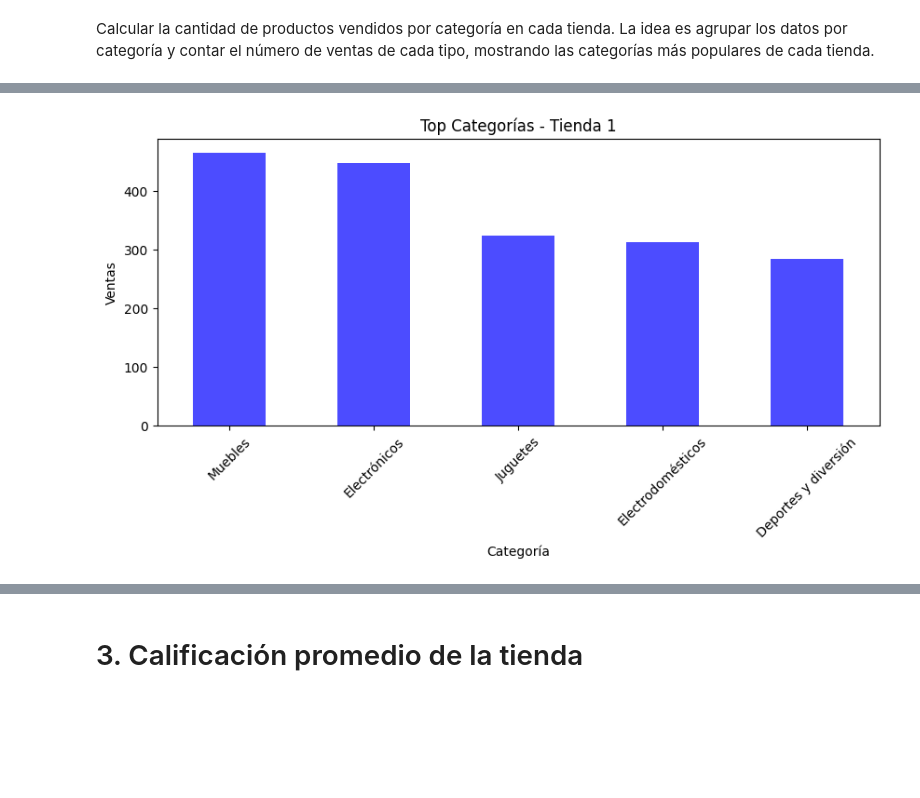
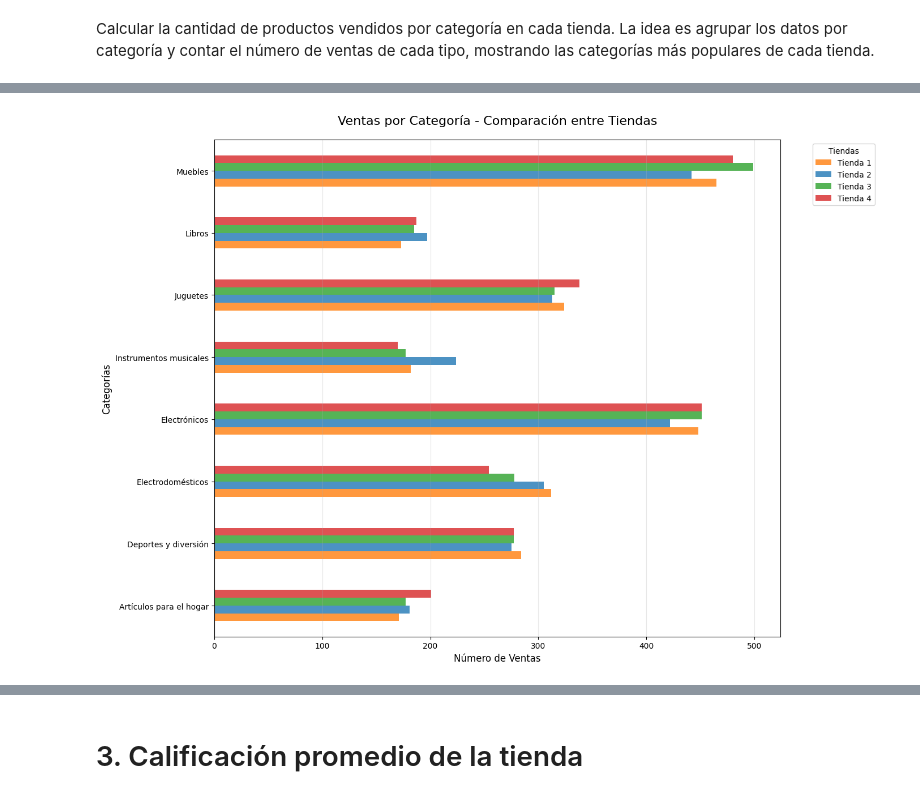
Before and after one commit to jimenaCastro73/challenge-alura-store, a Jupyter notebook: AluraStoreLatam.ipynb, the cells around one changed output, grey strips where cells are left out. Drawn from its saved outputs; the diff is of its cells as text; code cells hidden in the pictures; blank space fills up the shorter version.

```diff
--- a/AluraStoreLatam.ipynb
+++ b/AluraStoreLatam.ipynb
@@ -122,12 +134,10 @@ def analizar_ventas_por_categoria(tiendas_dict):
     """
     Analiza ventas por categoría para cada tienda y muestra:
     - Reporte individual por tienda
-    - Gráficos individuales
+    - Gráfico comparativo por categorías
     - Reporte consolidado
-    - Gráfico consolidado
+    """
 
-    tiendas_dict (dict): Diccionario {nombre_tienda: dataframe}
-    """
     resultados = {}
 
     print("\n" + "="*50)
@@ -136,61 +146,64 @@ def analizar_ventas_por_categoria(tiendas_dict):
 
     # 1. Procesar cada tienda individualmente
     for nombre_tienda, df in tiendas_dict.items():
-        # Usando value_counts() como en tus ejemplos de clase
         ventas_por_cat = df['Categoría del Producto'].value_counts()
-
-        # Almacenar resultados
         resultados[nombre_tienda] = ventas_por_cat
 
-        # Mostrar reporte individual (como en tu código original)
-        print(f"\n🔍 {nombre_tienda}")
+        # Mostrar reporte individual
+        print(f"\n {nombre_tienda}")
         print("-"*40)
         print(f"Total productos: {len(df)}")
         print(f"Categorías únicas: {len(ventas_por_cat)}")
-        print(f"\nTOP 3 CATEGORÍAS:")
-        for i, (cat, cant) in enumerate(ventas_por_cat.head(3).items(), 1):
+        print(f"\nTOP 5 CATEGORÍAS:")
+        for i, (cat, cant) in enumerate(ventas_por_cat.head(5).items(), 1):
             print(f"{i}. {cat}: {cant} ventas ({(cant/len(df))*100:.1f}%)")
 
-        # Gráfico individual
-        plt.figure(figsize=(10, 4))
-        ventas_por_cat.head(5).plot(kind='bar', color='blue', alpha=0.7)
-        plt.title(f'Top Categorías - {nombre_tienda}')
-        plt.xlabel('Categoría')
-        plt.ylabel('Ventas')
-        plt.xticks(rotation=45)
-        plt.show()
+    # 2. GRÁFICO COMPARATIVO ENTRE TIENDAS
+    print("\n" + "="*50)
+    print("GRÁFICO COMPARATIVO POR CATEGORÍAS")
+    print("="*50)
 
-    # 2. Análisis de todas las tiendas en general
+    # Obtener todas las categorías únicas
+    todas_categorias = set()
+    for ventas in resultados.values():
+        todas_categorias.update(ventas.index)
+    todas_categorias = sorted(list(todas_categorias))
+
+    # Crear matriz de datos para el gráfico
+    datos_grafico = {}
+    for tienda, ventas in resultados.items():
+        datos_grafico[tienda] = [ventas.get(cat, 0) for cat in todas_categorias]
+
+    # Crear el gráfico de barras horizontales agrupadas
+    df_grafico = pd.DataFrame(datos_grafico, index=todas_categorias)
+
+    ax = df_grafico.plot(kind='barh',
+                        figsize=(14, 10),
+                        color=['#ff7f0e', '#1f77b4', '#2ca02c', '#d62728'],
+                        alpha=0.8)
+
+    plt.title('Ventas por Categoría - Comparación entre Tiendas', fontsize=16, pad=20)
+    plt.xlabel('Número de Ventas', fontsize=12)
+    plt.ylabel('Categorías', fontsize=12)
+    plt.legend(title='Tiendas', bbox_to_anchor=(1.05, 1), loc='upper left')
+    plt.grid(axis='x', alpha=0.3)
+    plt.tight_layout()
+    plt.show()
+
+    # 3. Análisis consolidado
     print("\n" + "="*50)
     print("ANÁLISIS CONSOLIDADO TODAS LAS TIENDAS")
     print("="*50)
 
-    # Concatenar todos los datos
     todos_datos = pd.concat(tiendas_dict.values(), ignore_index=True)
     ventas_totales = todos_datos['Categoría del Producto'].value_counts()
 
-    print("\n📊 CATEGORÍAS MÁS VENDIDAS EN GENERAL:")
+    print("\n CATEGORÍAS MÁS VENDIDAS EN GENERAL:")
     for i, (cat, cant) in enumerate(ventas_totales.head(5).items(), 1):
         print(f"{i}. {cat}: {cant} ventas ({(cant/len(todos_datos))*100:.1f}%)")
 
-    # Gráfico consolidado
-    plt.figure(figsize=(12, 6))
-    ventas_totales.head(10).plot(kind='bar', color='green', alpha=0.7)
-    plt.title('Top Categorías - Todas las Tiendas')
-    plt.xlabel('Categoría')
-    plt.ylabel('Total Ventas')
-    plt.xticks(rotation=45)
-
-    # Mostrar valores en barras
-    for i, v in enumerate(ventas_totales.head(10)):
-        plt.text(i, v, str(v), ha='center', va='bottom')
-
-    plt.tight_layout()
-    plt.show()
-
     return resultados
 
-# Diccionario de tiendas
 tiendas = {
     'Tienda 1': tienda,
     'Tienda 2': tienda2,
@@ -198,7 +211,5 @@ tiendas = {
     'Tienda 4': tienda4
 }
 
-# Ejecutar análisis
-print("Calculando ventas por categoría...")
 resultados = analizar_ventas_por_categoria(tiendas)
 # %% [output]
@@ -220 +233 @@ TOP 3 CATEGORÍAS:
-[figure, old version]
+[figure, new version]
```
Also changed, not shown: parts of 11 cells of this notebook.
